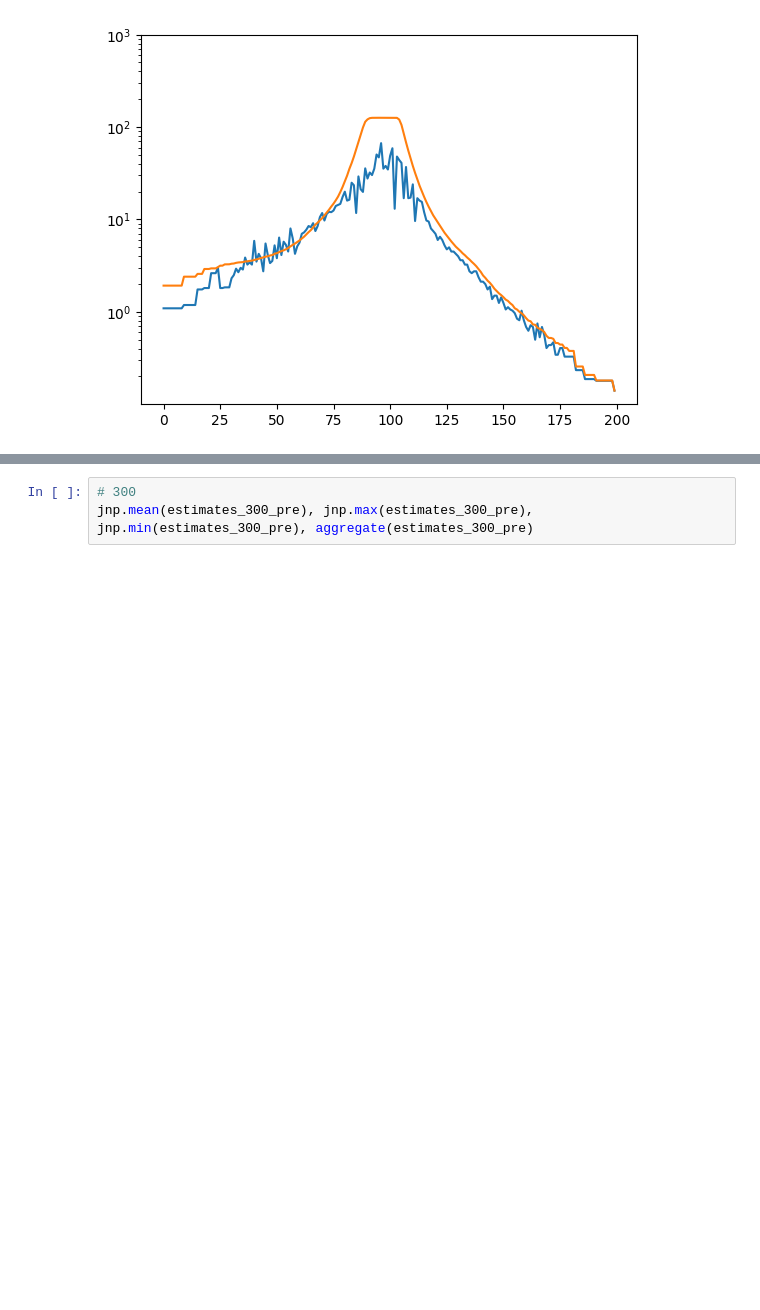
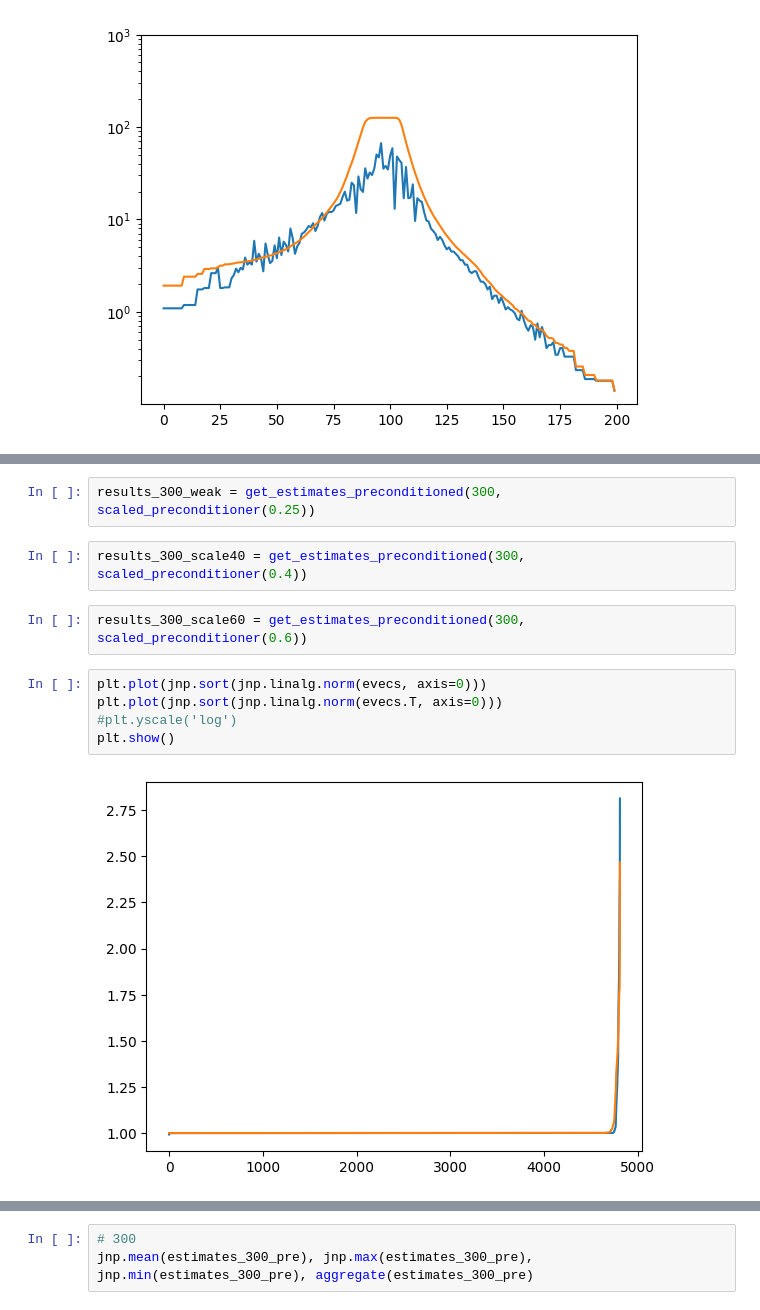
Before and after one commit to EleutherAI/basin-volume, a Jupyter notebook: basin_precondition.ipynb, the cells around one changed output, grey strips where cells are left out. Saved outputs shown, nothing was run; the diff lists cells and outputs as text; blank space fills up the shorter version.

Commit message:
more precond

```diff
--- a/basin_precondition.ipynb
+++ b/basin_precondition.ipynb
@@ -541 +616,14 @@ estimates_300_pre, diffs_300_pre = get_estimates_preconditioned(300)
+# %%
+results_300_weak = get_estimates_preconditioned(300, scaled_preconditioner(0.25))
+# %%
+results_300_scale40 = get_estimates_preconditioned(300, scaled_preconditioner(0.4))
+# %%
+results_300_scale60 = get_estimates_preconditioned(300, scaled_preconditioner(0.6))
+# %%
+plt.plot(jnp.sort(jnp.linalg.norm(evecs, axis=0)))
+plt.plot(jnp.sort(jnp.linalg.norm(evecs.T, axis=0)))
+#plt.yscale('log')
+plt.show()
+# %% [output]
+[figure, added]
 # %% [markdown]
```
Also changed, not shown: parts of 42 cells of this notebook, 1 other file.
